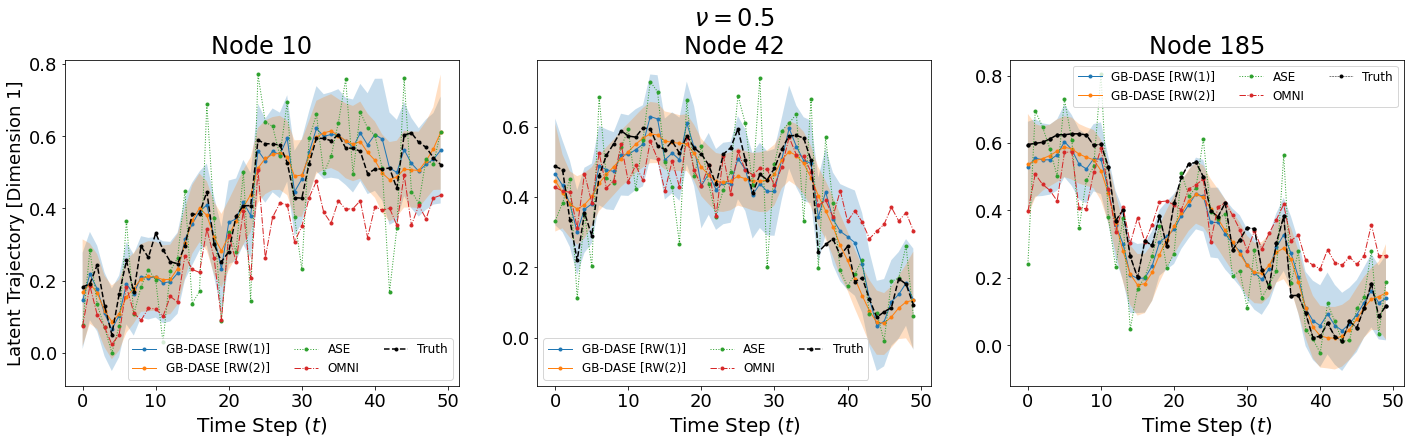
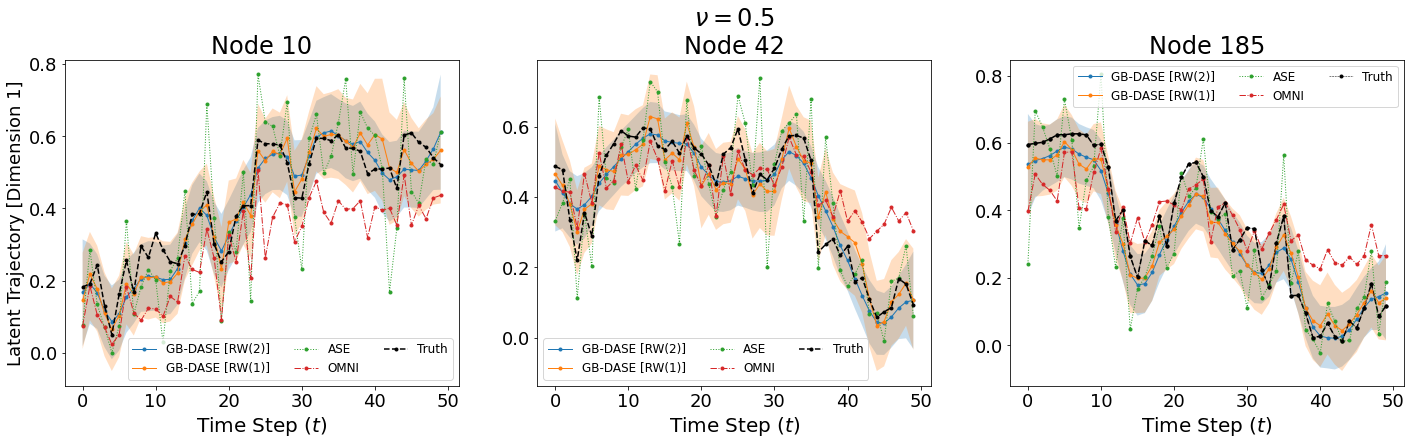
The notebook cell's code change between the first figure and the second:
--- before
+++ after
@@ -2,4 +2,10 @@
 
 idx = 10
+
+X_est_h_rw2 = X_est_rw2[..., idx, h]
+ci = np.quantile(X_est_h_rw2, q=[0.025, 0.975], axis=0)
+ax[0].plot(X_est_h_rw2.mean(axis=0), marker='.', linestyle='-', lw=1, label='GB-DASE [RW(2)]')
+ax[0].fill_between(np.arange(len(Y) - k_steps), ci[0,:], ci[1, :], alpha=0.25)
+
 X_est_h_rw1 = X_est_rw1[..., idx, h]
 ci = np.quantile(X_est_h_rw1, q=[0.025, 0.975], axis=0)
@@ -7,9 +13,4 @@
 ax[0].fill_between(np.arange(len(Y) - k_steps), ci[0,:], ci[1, :], alpha=0.25)
 
-
-X_est_h_rw2 = X_est_rw2[..., idx, h]
-ci = np.quantile(X_est_h_rw2, q=[0.025, 0.975], axis=0)
-ax[0].plot(X_est_h_rw2.mean(axis=0), marker='.', linestyle='-', lw=1, label='GB-DASE [RW(2)]')
-ax[0].fill_between(np.arange(len(Y) - k_steps), ci[0,:], ci[1, :], alpha=0.25)
 
 ax[0].plot(X_ase[:, idx, h], '.:', lw=1, label = 'ASE')
@@ -24,4 +25,9 @@
 
 idx = 42
+X_est_h_rw2 = X_est_rw2[..., idx, h]
+ci = np.quantile(X_est_h_rw2, q=[0.025, 0.975], axis=0)
+ax[1].plot(X_est_h_rw2.mean(axis=0), marker='.', linestyle='-', lw=1, label='GB-DASE [RW(2)]')
+ax[1].fill_between(np.arange(len(Y) - k_steps), ci[0,:], ci[1, :], alpha=0.25)
+
 X_est_h_rw1 = X_est_rw1[..., idx, h]
 ci = np.quantile(X_est_h_rw1, q=[0.025, 0.975], axis=0)
@@ -29,8 +35,4 @@
 ax[1].fill_between(np.arange(len(Y) - k_steps), ci[0,:], ci[1, :], alpha=0.25)
 
-X_est_h_rw2 = X_est_rw2[..., idx, h]
-ci = np.quantile(X_est_h_rw2, q=[0.025, 0.975], axis=0)
-ax[1].plot(X_est_h_rw2.mean(axis=0), marker='.', linestyle='-', lw=1, label='GB-DASE [RW(2)]')
-ax[1].fill_between(np.arange(len(Y) - k_steps), ci[0,:], ci[1, :], alpha=0.25)
 
 ax[1].plot(X_ase[:, idx, h], '.:', lw=1, label='ASE')
@@ -44,8 +46,4 @@
 
 idx = 185
-X_est_h_rw1 = X_est_rw1[..., idx, h]
-ci = np.quantile(X_est_h_rw1, q=[0.025, 0.975], axis=0)
-ax[2].plot(X_est_h_rw1.mean(axis=0), marker='.', linestyle='-', lw=1, label='GB-DASE [RW(1)]')
-ax[2].fill_between(np.arange(len(Y) - k_steps), ci[0,:], ci[1, :], alpha=0.25)
 
 X_est_h_rw2 = X_est_rw2[..., idx, h]
@@ -54,4 +52,11 @@
 ax[2].fill_between(np.arange(len(Y) - k_steps), ci[0,:], ci[1, :], alpha=0.25)
 ax[2].plot(X[:-k_steps, idx, h], 'k.--')
+
+
+X_est_h_rw1 = X_est_rw1[..., idx, h]
+ci = np.quantile(X_est_h_rw1, q=[0.025, 0.975], axis=0)
+ax[2].plot(X_est_h_rw1.mean(axis=0), marker='.', linestyle='-', lw=1, label='GB-DASE [RW(1)]')
+ax[2].fill_between(np.arange(len(Y) - k_steps), ci[0,:], ci[1, :], alpha=0.25)
+
 
 ax[2].plot(X_ase[:, idx, h], '.:', lw=1, label='ASE')

Commit: updated notebook